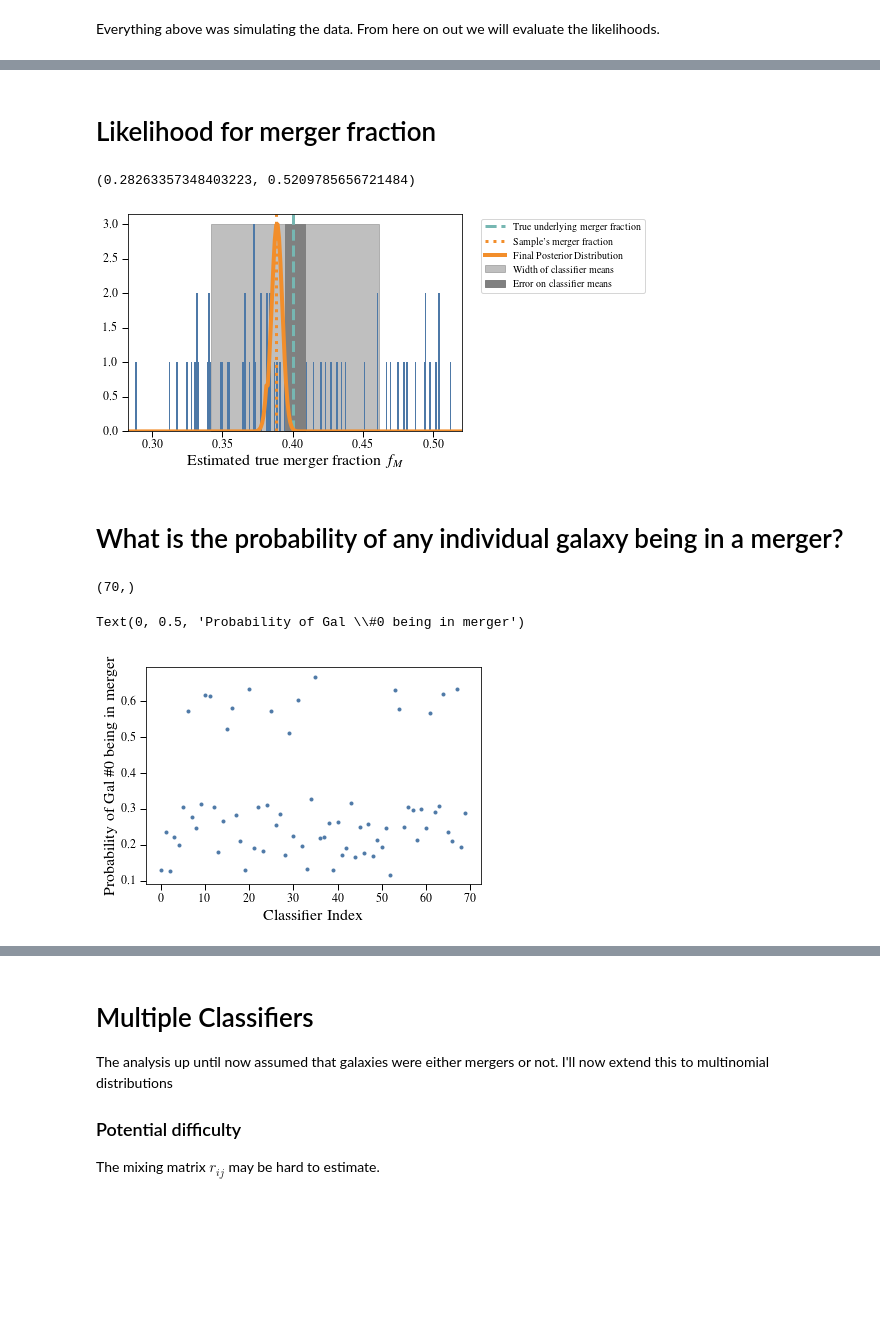
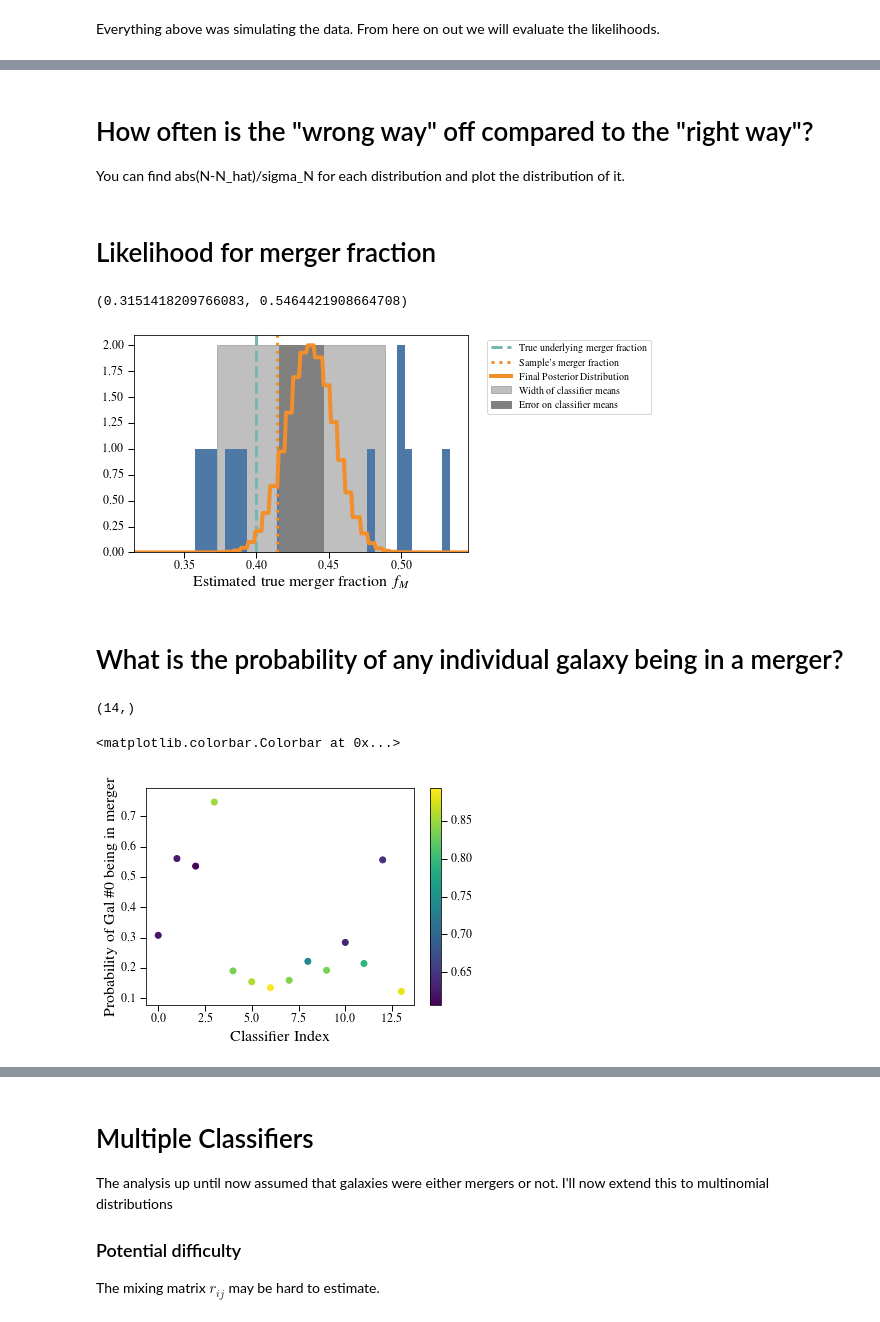
Before and after one commit to dncnwtts/merger_classification, a Jupyter notebook: simulated_analysis.ipynb, the cells around one changed output, grey strips where cells are left out. Drawn from its saved outputs; the diff is of its cells as text; code cells hidden in the pictures; blank space fills up the shorter version.

```diff
--- a/simulated_analysis.ipynb
+++ b/simulated_analysis.ipynb
@@ -10,7 +10,7 @@ import warnings
 warnings.simplefilter('error', RuntimeWarning)
 # %%
 # Total sample size
-N = 193*5
+N = 193
 # True merger fraction
 f_M = 0.4
 
@@ -22,7 +22,7 @@ true_gals = np.random.choice([0,1], size=N, p=[1-f_M, f_M])
 f_M_sample = true_gals.sum()/N
 # %%
 # Number of classifiers
-n = 14*5
+n = 14
 np.random.seed(0)
 # Classifier accuracy at identifying mergers
 r_Ms = np.random.uniform(low=0.5, high=0.8, size=n)
@@ -63,0 +64,11 @@ plt.ylim([0, N])
+# %%
+err = np.sqrt(f_M*(1-f_M)*70)
+print(err)
+print(70*f_M)
+class_inds = np.arange(n)
+plt.errorbar(class_inds, N_M, err, fmt='o')
+plt.axhline(sum(true_gals), label='Number of mergers in sample')
+plt.xlabel('Classifier Index')
+plt.ylabel('Number of Mergers Identified')
+plt.legend(loc='best')
+plt.ylim([0, N])
@@ -63,0 +80,15 @@ plt.ylim([0, N])
+# %%
+p = np.linspace(0, 1, 1000)
+from scipy.special import gamma
+def B(alpha, beta):
+    return gamma(alpha)*gamma(beta)/gamma(alpha+beta)
+alpha = 41 + 1
+beta = 29 + 1
+y = p**alpha*(1-p)**beta/B(alpha,beta)
+plt.plot(p, y)
+
+from scipy.integrate import cumtrapz
+
+plt.figure()
+plt.plot(p[1:], cumtrapz(y, p))
+plt.xlim([0.4, 0.7])
@@ -140,3 +183,7 @@ plt.xlim([N_M.mean()-2*N_M.std(), N_M.mean()+2*N_M.std()])
+# %% [markdown]
+# How often is the "wrong way" off compared to the "right way"?
+
+You can find abs(N-N_hat)/sigma_N for each distribution and plot the distribution of it.
 # %% [markdown]
 # Likelihood for merger fraction
 # %%
@@ -169,30 +216,31 @@ plt.legend(bbox_to_anchor=(1.04,1), loc="upper left")
 plt.xlabel(r'Estimated true merger fraction $f_M$')
 plt.xlim((N_M.mean()-2*N_M.std())/N, (N_M.mean()+2*N_M.std())/N)
 # %% [output]
-(0.28263357348403223, 0.5209785656721484)
+(0.3151418209766083, 0.5464421908664708)
-[figure, old version]
+[figure, new version]
 # %% [markdown]
 # What is the probability of any individual galaxy being in a merger?
 # %%
 # Actual state of galaxy
 ind = 0
 G = true_gals[ind]
 # Vector of guesses
 Ghat = m[:,ind]
 print(Ghat.shape)
 
 # We will assume a prior of the true input value.
 P_G = np.zeros(n)
 for i in range(n):
     den = f_M*r_Ms[i] + (1-f_M)*(1-r_Is[i])
     if m[i,ind] == 0:
         P_G[i] = f_M*(1-r_Is[i])/den
     else:
         P_G[i] = f_M*r_Ms[i]/den
-plt.plot(class_inds, P_G, '.')
+plt.scatter(class_inds, P_G, c=r_Is)
 plt.xlabel('Classifier Index')
 plt.ylabel(r'Probability of Gal \#0 being in merger')
+plt.colorbar()
 # %% [output]
-(70,)
+(14,)
-Text(0, 0.5, 'Probability of Gal \\#0 being in merger')
+<matplotlib.colorbar.Colorbar at 0x...>
-[figure, old version]
+[figure, new version]
```
Also changed, not shown: parts of 18 cells of this notebook, 2 other files.
